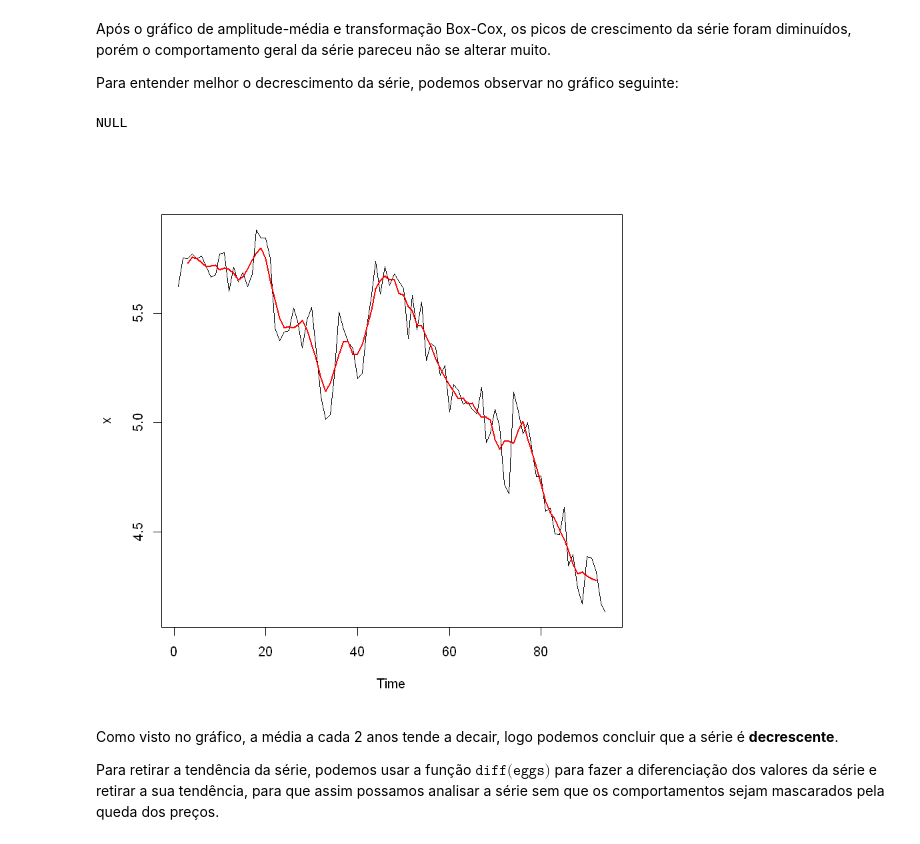
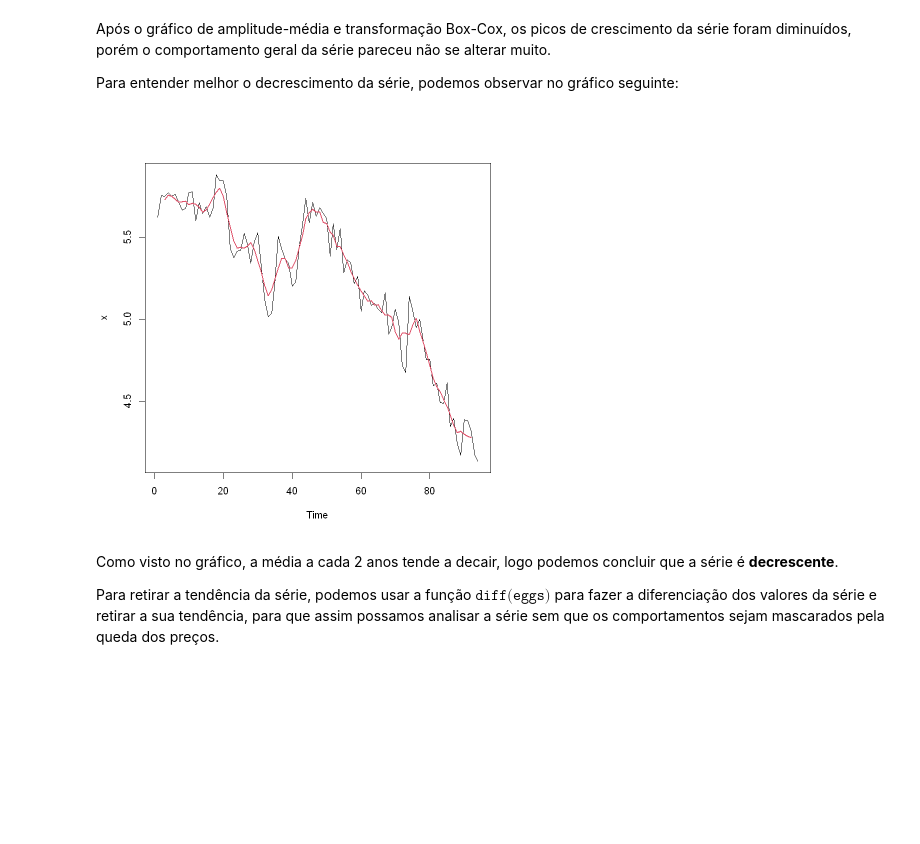
Before and after one commit to Marcehlin/Atividades-2026_1, a Jupyter notebook: Séries Temporais/Lista1 serie temporais.ipynb, the cells around one changed output. Cells and saved outputs as stored; diff of their text form; code cells hidden in the pictures; blank space fills up the shorter version.

```diff
--- a/Séries Temporais/Lista1 serie temporais.ipynb
+++ b/Séries Temporais/Lista1 serie temporais.ipynb
@@ -68,10 +68,9 @@ Após o gráfico de amplitude-média e transformação Box-Cox, os picos de cres
 
 Para entender melhor o decrescimento da série, podemos observar no gráfico seguinte:
 # %%
-print(media.moveis(eggs2,2))
+media.moveis(eggs2,2)
 # %% [output]
-NULL
-[figure, old version]
+[figure, new version]
 # %% [markdown]
 Como visto no gráfico, a média a cada 2 anos tende a decair, logo podemos concluir que a série é **decrescente**.
 
```
Also changed, not shown: parts of 20 cells of this notebook, 2 other files.
